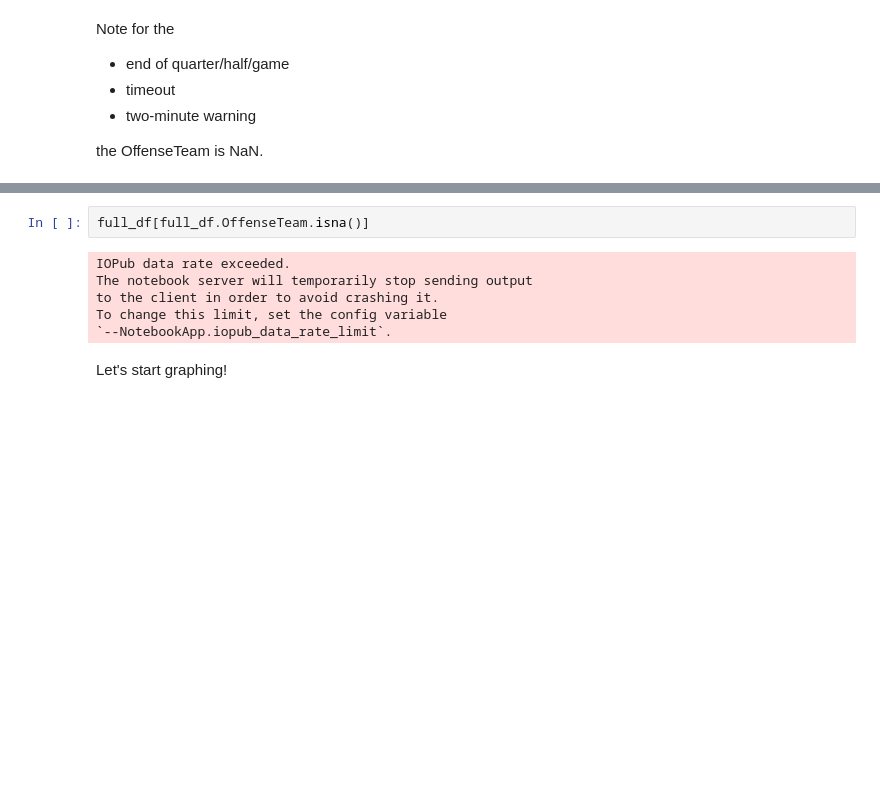
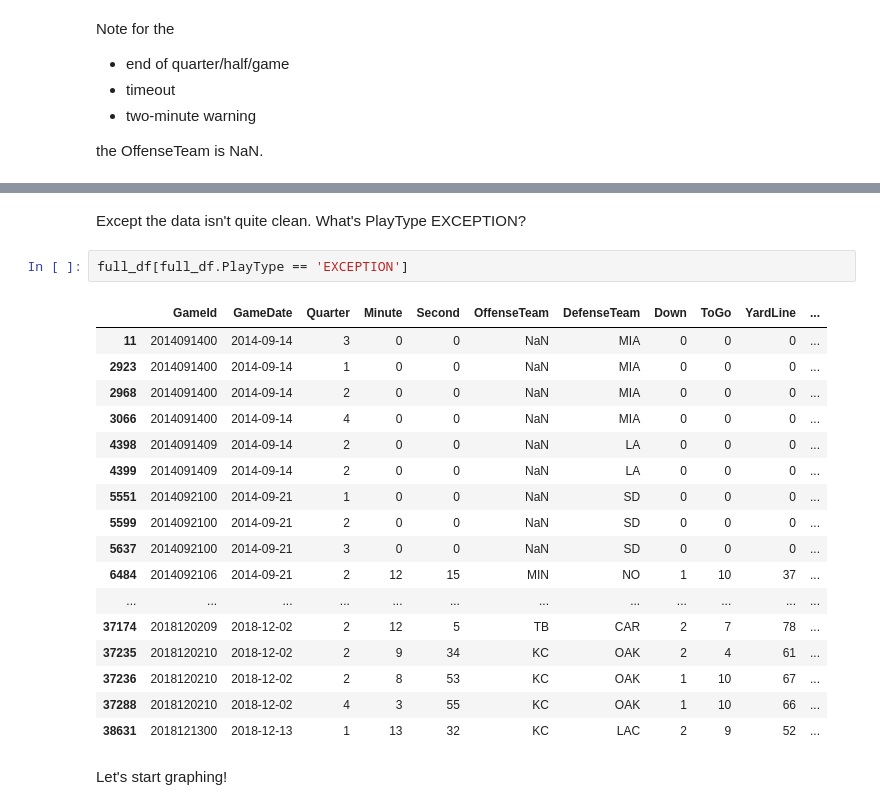
Before and after one commit to jackbenn/football-graphs, a Jupyter notebook: EDA.ipynb, the cells around one changed output, grey strips where cells are left out. Drawn from its saved outputs; the diff is of its cells as text; blank space fills up the shorter version.

```diff
--- a/EDA.ipynb
+++ b/EDA.ipynb
@@ -50,11 +108,25 @@ nan
+# %% [markdown]
+Except the data isn't quite clean. What's PlayType EXCEPTION?
 # %%
-full_df[full_df.OffenseTeam.isna()]
+full_df[full_df.PlayType == 'EXCEPTION']
 # %% [output]
-IOPub data rate exceeded.
-The notebook server will temporarily stop sending output
-to the client in order to avoid crashing it.
-To change this limit, set the config variable
-`--NotebookApp.iopub_data_rate_limit`.
+|  | GameId | GameDate | Quarter | Minute | Second | OffenseTeam | DefenseTeam | Down | ToGo | YardLine | ... |
+| 11 | 2014091400 | 2014-09-14 | 3 | 0 | 0 | NaN | MIA | 0 | 0 | 0 | ... |
+| 2923 | 2014091400 | 2014-09-14 | 1 | 0 | 0 | NaN | MIA | 0 | 0 | 0 | ... |
+| 2968 | 2014091400 | 2014-09-14 | 2 | 0 | 0 | NaN | MIA | 0 | 0 | 0 | ... |
+| 3066 | 2014091400 | 2014-09-14 | 4 | 0 | 0 | NaN | MIA | 0 | 0 | 0 | ... |
+| 4398 | 2014091409 | 2014-09-14 | 2 | 0 | 0 | NaN | LA | 0 | 0 | 0 | ... |
+| 4399 | 2014091409 | 2014-09-14 | 2 | 0 | 0 | NaN | LA | 0 | 0 | 0 | ... |
+| 5551 | 2014092100 | 2014-09-21 | 1 | 0 | 0 | NaN | SD | 0 | 0 | 0 | ... |
+| 5599 | 2014092100 | 2014-09-21 | 2 | 0 | 0 | NaN | SD | 0 | 0 | 0 | ... |
+| 5637 | 2014092100 | 2014-09-21 | 3 | 0 | 0 | NaN | SD | 0 | 0 | 0 | ... |
+| 6484 | 2014092106 | 2014-09-21 | 2 | 12 | 15 | MIN | NO | 1 | 10 | 37 | ... |
+| ... | ... | ... | ... | ... | ... | ... | ... | ... | ... | ... | ... |
+| 37174 | 2018120209 | 2018-12-02 | 2 | 12 | 5 | TB | CAR | 2 | 7 | 78 | ... |
+| 37235 | 2018120210 | 2018-12-02 | 2 | 9 | 34 | KC | OAK | 2 | 4 | 61 | ... |
+| 37236 | 2018120210 | 2018-12-02 | 2 | 8 | 53 | KC | OAK | 1 | 10 | 67 | ... |
+| 37288 | 2018120210 | 2018-12-02 | 4 | 3 | 55 | KC | OAK | 1 | 10 | 66 | ... |
+| 38631 | 2018121300 | 2018-12-13 | 1 | 13 | 32 | KC | LAC | 2 | 9 | 52 | ... |
 # %% [markdown]
 Let's start graphing!
 # %%
```
Also changed, not shown: parts of 28 cells of this notebook.
